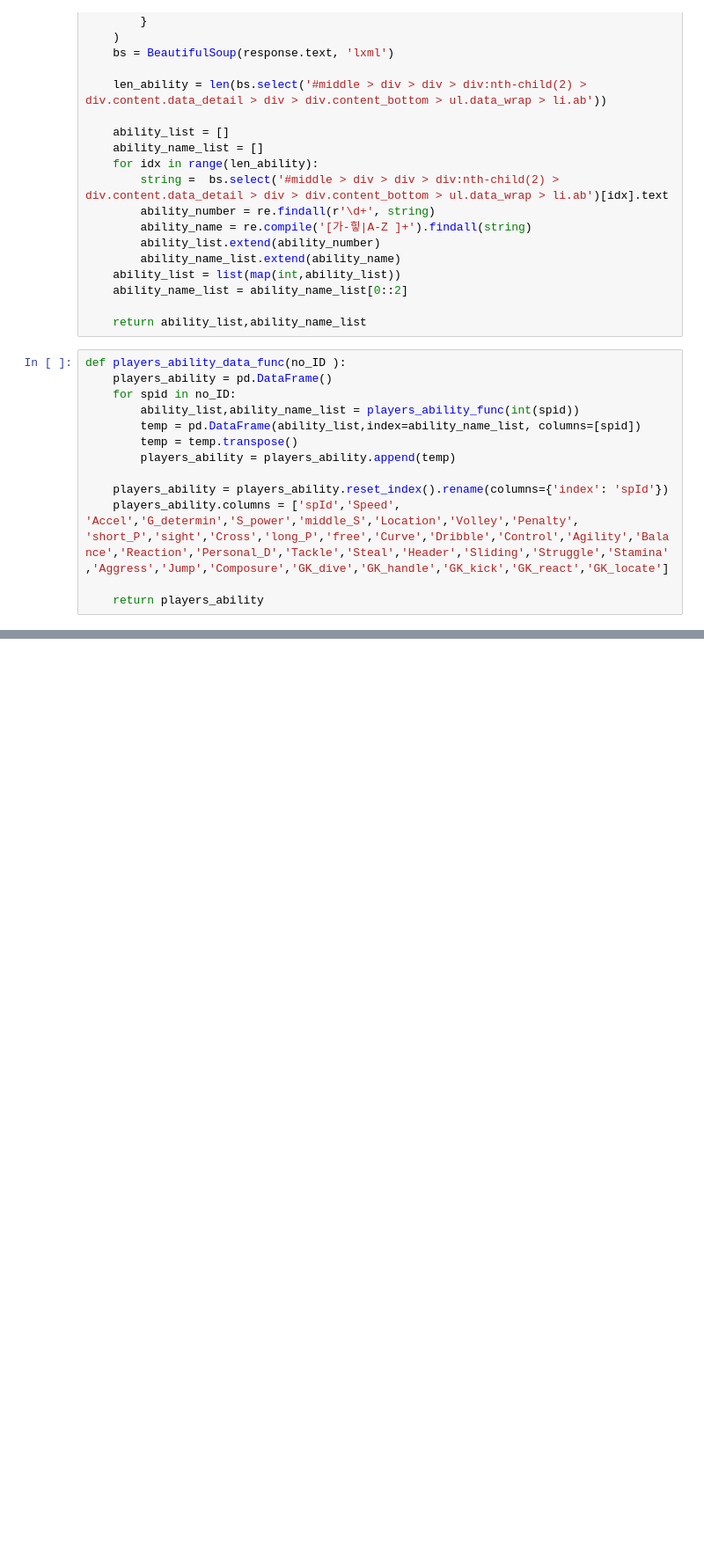
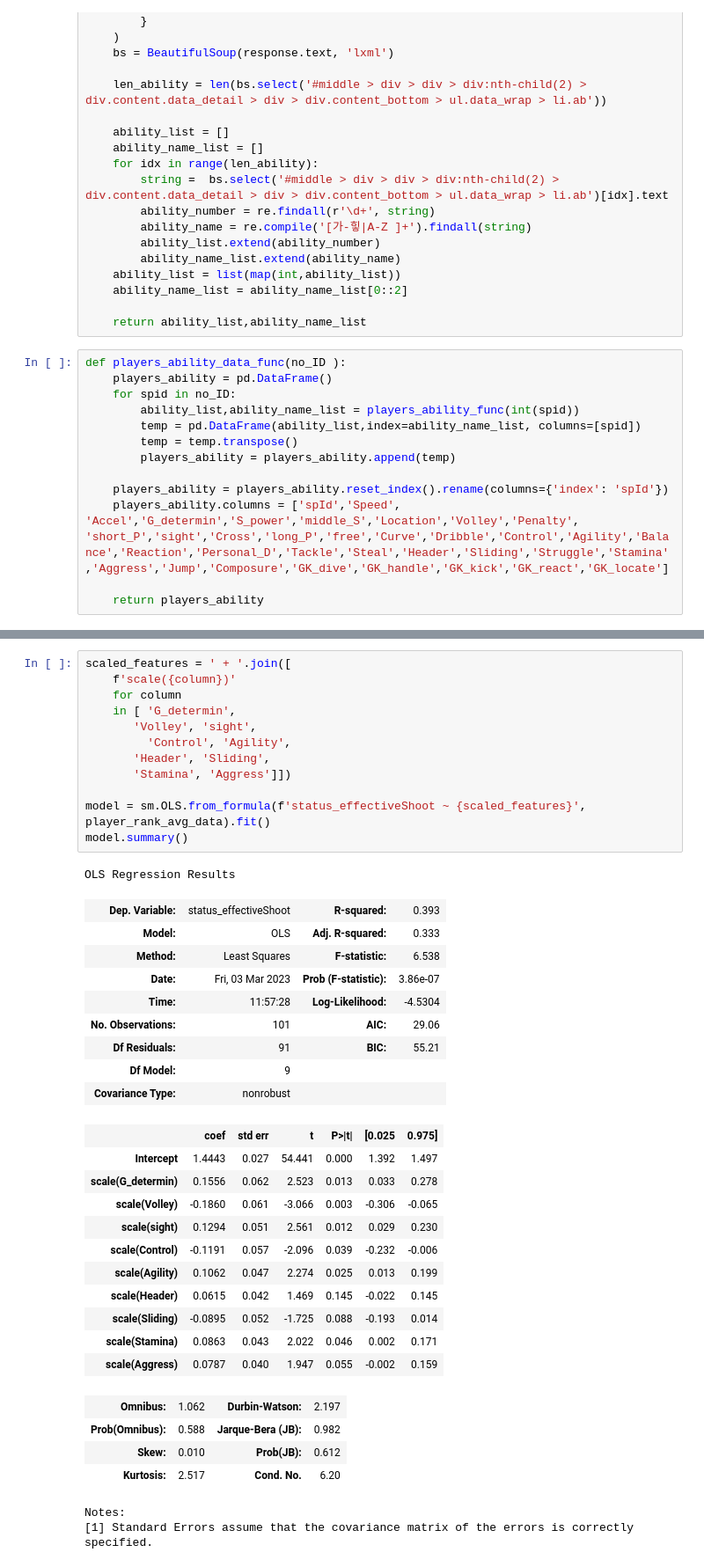
Before and after one commit to jikukjs/FiFa4_API_project, a Jupyter notebook: final_code.ipynb, the cells around one changed output, grey strips where cells are left out. Shown: that part at 88% size. Cells and saved outputs as stored; diff of their text form; blank space fills up the shorter version.

```diff
--- a/final_code.ipynb
+++ b/final_code.ipynb
@@ -272,2 +247,42 @@ OLS Regression Results
 Notes:
 [1] Standard Errors assume that the covariance matrix of the errors is correctly specified.
+# %%
+scaled_features = ' + '.join([
+    f'scale({column})'
+    for column
+    in [ 'G_determin',
+       'Volley', 'sight',
+         'Control', 'Agility',
+       'Header', 'Sliding',
+       'Stamina', 'Aggress']])
+
+model = sm.OLS.from_formula(f'status_effectiveShoot ~ {scaled_features}', player_rank_avg_data).fit()
+model.summary()
+# %% [output]
+OLS Regression Results
+| Dep. Variable: | status_effectiveShoot | R-squared: | 0.393 |
+| Model: | OLS | Adj. R-squared: | 0.333 |
+| Method: | Least Squares | F-statistic: | 6.538 |
+| Date: | Fri, 03 Mar 2023 | Prob (F-statistic): | 3.86e-07 |
+| Time: | 11:57:28 | Log-Likelihood: | -4.5304 |
+| No. Observations: | 101 | AIC: | 29.06 |
+| Df Residuals: | 91 | BIC: | 55.21 |
+| Df Model: | 9 |  |  |
+| Covariance Type: | nonrobust |  |  |
+|  | coef | std err | t | P>|t| | [0.025 | 0.975] |
+| Intercept | 1.4443 | 0.027 | 54.441 | 0.000 | 1.392 | 1.497 |
+| scale(G_determin) | 0.1556 | 0.062 | 2.523 | 0.013 | 0.033 | 0.278 |
+| scale(Volley) | -0.1860 | 0.061 | -3.066 | 0.003 | -0.306 | -0.065 |
+| scale(sight) | 0.1294 | 0.051 | 2.561 | 0.012 | 0.029 | 0.230 |
+| scale(Control) | -0.1191 | 0.057 | -2.096 | 0.039 | -0.232 | -0.006 |
+| scale(Agility) | 0.1062 | 0.047 | 2.274 | 0.025 | 0.013 | 0.199 |
+| scale(Header) | 0.0615 | 0.042 | 1.469 | 0.145 | -0.022 | 0.145 |
+| scale(Sliding) | -0.0895 | 0.052 | -1.725 | 0.088 | -0.193 | 0.014 |
+| scale(Stamina) | 0.0863 | 0.043 | 2.022 | 0.046 | 0.002 | 0.171 |
+| scale(Aggress) | 0.0787 | 0.040 | 1.947 | 0.055 | -0.002 | 0.159 |
+| Omnibus: | 1.062 | Durbin-Watson: | 2.197 |
+| Prob(Omnibus): | 0.588 | Jarque-Bera (JB): | 0.982 |
+| Skew: | 0.010 | Prob(JB): | 0.612 |
+| Kurtosis: | 2.517 | Cond. No. | 6.20 |
+Notes:
+[1] Standard Errors assume that the covariance matrix of the errors is correctly specified.
```
Also changed, not shown: parts of 14 cells of this notebook.
